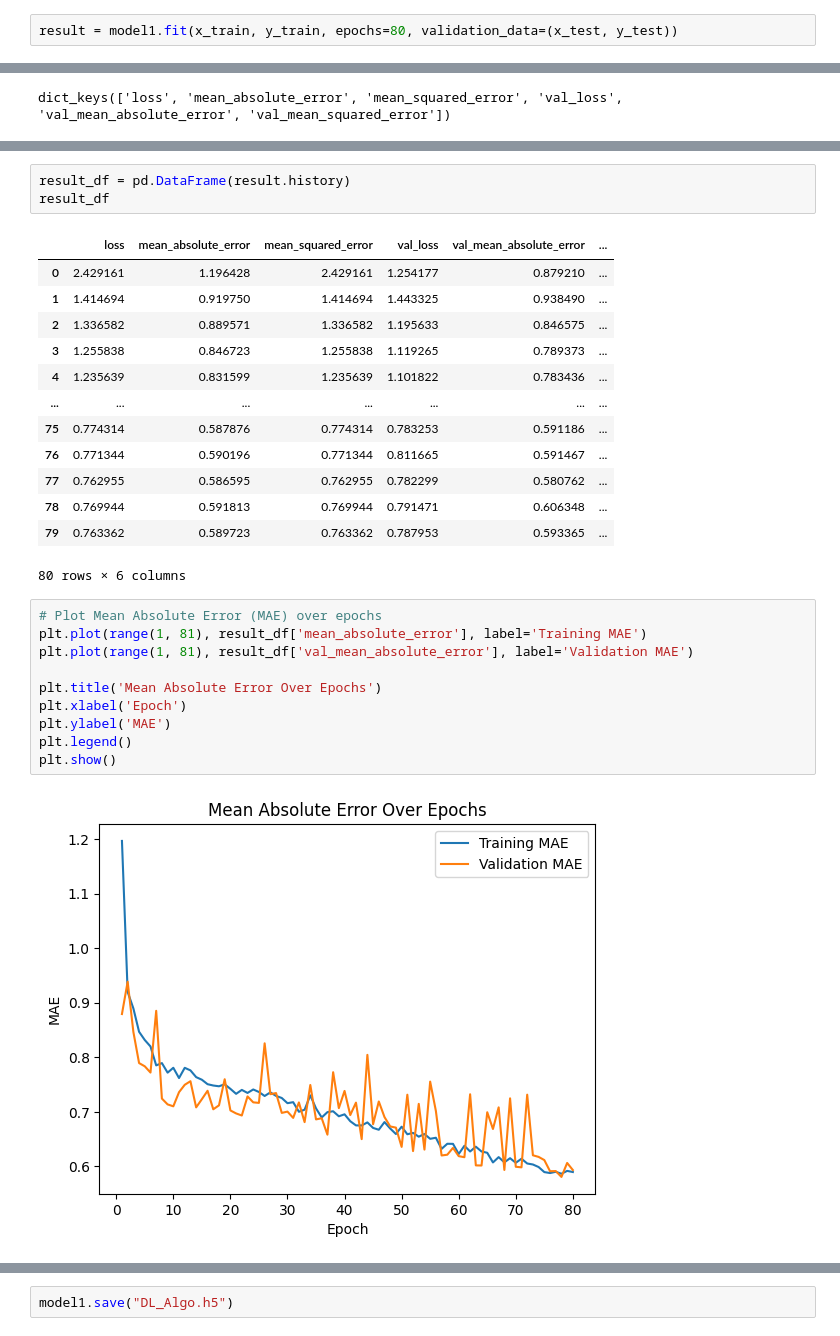
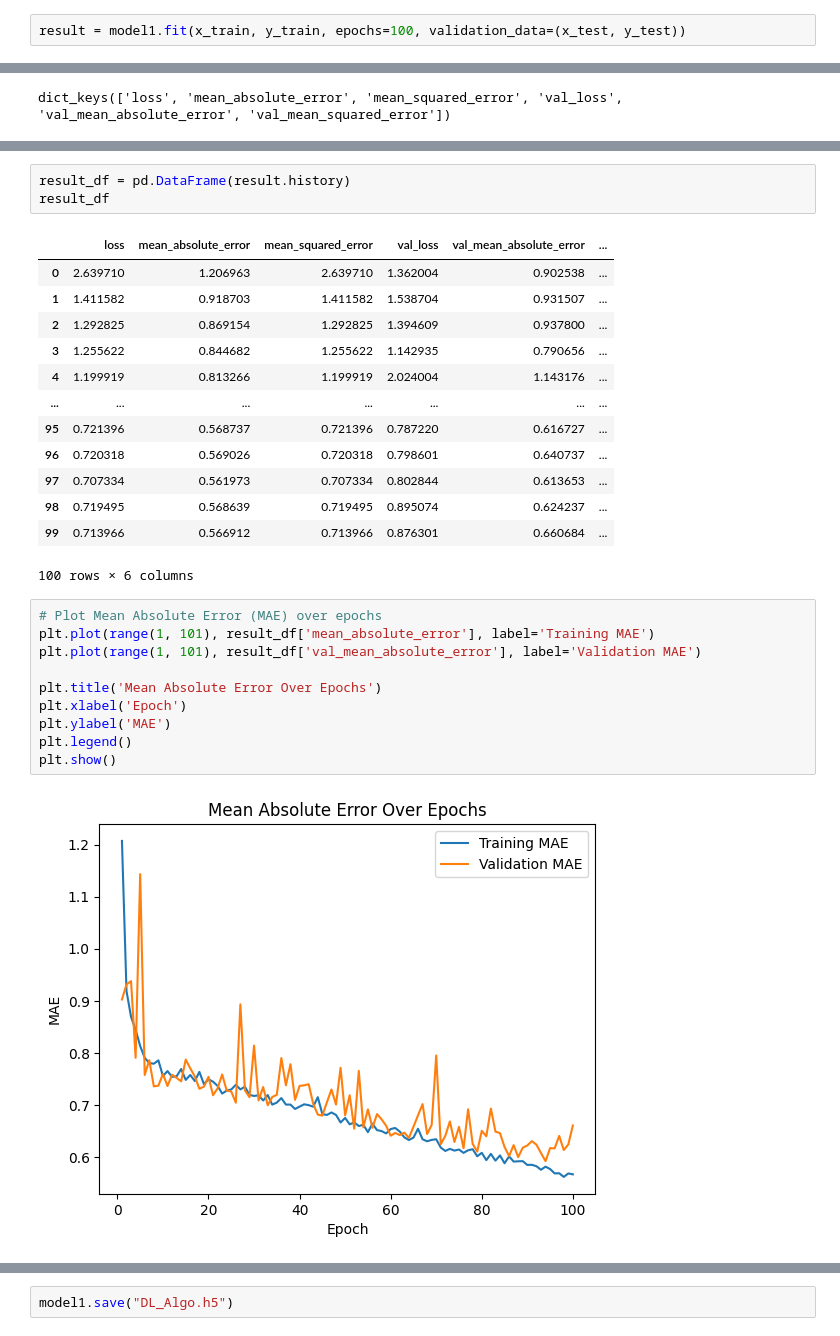
Before and after one commit to saromaddy/dvdrentaldl, a Jupyter notebook: rentaldayapproach.ipynb, the cells around one changed output, grey strips where cells are left out. Saved outputs shown, nothing was run; the diff lists cells and outputs as text.

```diff
--- a/rentaldayapproach.ipynb
+++ b/rentaldayapproach.ipynb
@@ -137,5 +132,5 @@ Model: "sequential_3"
  Trainable params: 259,937 (1015.38 KB)
  Non-trainable params: 0 (0.00 B)
 # %%
-result = model1.fit(x_train, y_train, epochs=80, validation_data=(x_test, y_test))
+result = model1.fit(x_train, y_train, epochs=100, validation_data=(x_test, y_test))
 # %% [output]
@@ -180,29 +175,29 @@ result_df = pd.DataFrame(result.history)
 result_df
 # %% [output]
 |  | loss | mean_absolute_error | mean_squared_error | val_loss | val_mean_absolute_error | ... |
-| 0 | 2.429161 | 1.196428 | 2.429161 | 1.254177 | 0.879210 | ... |
-| 1 | 1.414694 | 0.919750 | 1.414694 | 1.443325 | 0.938490 | ... |
-| 2 | 1.336582 | 0.889571 | 1.336582 | 1.195633 | 0.846575 | ... |
-| 3 | 1.255838 | 0.846723 | 1.255838 | 1.119265 | 0.789373 | ... |
-| 4 | 1.235639 | 0.831599 | 1.235639 | 1.101822 | 0.783436 | ... |
+| 0 | 2.639710 | 1.206963 | 2.639710 | 1.362004 | 0.902538 | ... |
+| 1 | 1.411582 | 0.918703 | 1.411582 | 1.538704 | 0.931507 | ... |
+| 2 | 1.292825 | 0.869154 | 1.292825 | 1.394609 | 0.937800 | ... |
+| 3 | 1.255622 | 0.844682 | 1.255622 | 1.142935 | 0.790656 | ... |
+| 4 | 1.199919 | 0.813266 | 1.199919 | 2.024004 | 1.143176 | ... |
 | ... | ... | ... | ... | ... | ... | ... |
-| 75 | 0.774314 | 0.587876 | 0.774314 | 0.783253 | 0.591186 | ... |
-| 76 | 0.771344 | 0.590196 | 0.771344 | 0.811665 | 0.591467 | ... |
-| 77 | 0.762955 | 0.586595 | 0.762955 | 0.782299 | 0.580762 | ... |
-| 78 | 0.769944 | 0.591813 | 0.769944 | 0.791471 | 0.606348 | ... |
-| 79 | 0.763362 | 0.589723 | 0.763362 | 0.787953 | 0.593365 | ... |
+| 95 | 0.721396 | 0.568737 | 0.721396 | 0.787220 | 0.616727 | ... |
+| 96 | 0.720318 | 0.569026 | 0.720318 | 0.798601 | 0.640737 | ... |
+| 97 | 0.707334 | 0.561973 | 0.707334 | 0.802844 | 0.613653 | ... |
+| 98 | 0.719495 | 0.568639 | 0.719495 | 0.895074 | 0.624237 | ... |
+| 99 | 0.713966 | 0.566912 | 0.713966 | 0.876301 | 0.660684 | ... |
-80 rows × 6 columns
+100 rows × 6 columns
 # %%
 # Plot Mean Absolute Error (MAE) over epochs
-plt.plot(range(1, 81), result_df['mean_absolute_error'], label='Training MAE')
-plt.plot(range(1, 81), result_df['val_mean_absolute_error'], label='Validation MAE')
+plt.plot(range(1, 101), result_df['mean_absolute_error'], label='Training MAE')
+plt.plot(range(1, 101), result_df['val_mean_absolute_error'], label='Validation MAE')
 
 plt.title('Mean Absolute Error Over Epochs')
 plt.xlabel('Epoch')
 plt.ylabel('MAE')
 plt.legend()
 plt.show()
 # %% [output]
-[figure, old version]
+[figure, new version]
 # %%
 # Plot the training and validation loss
```
Also changed, not shown: parts of 12 cells of this notebook, 5 other files.
